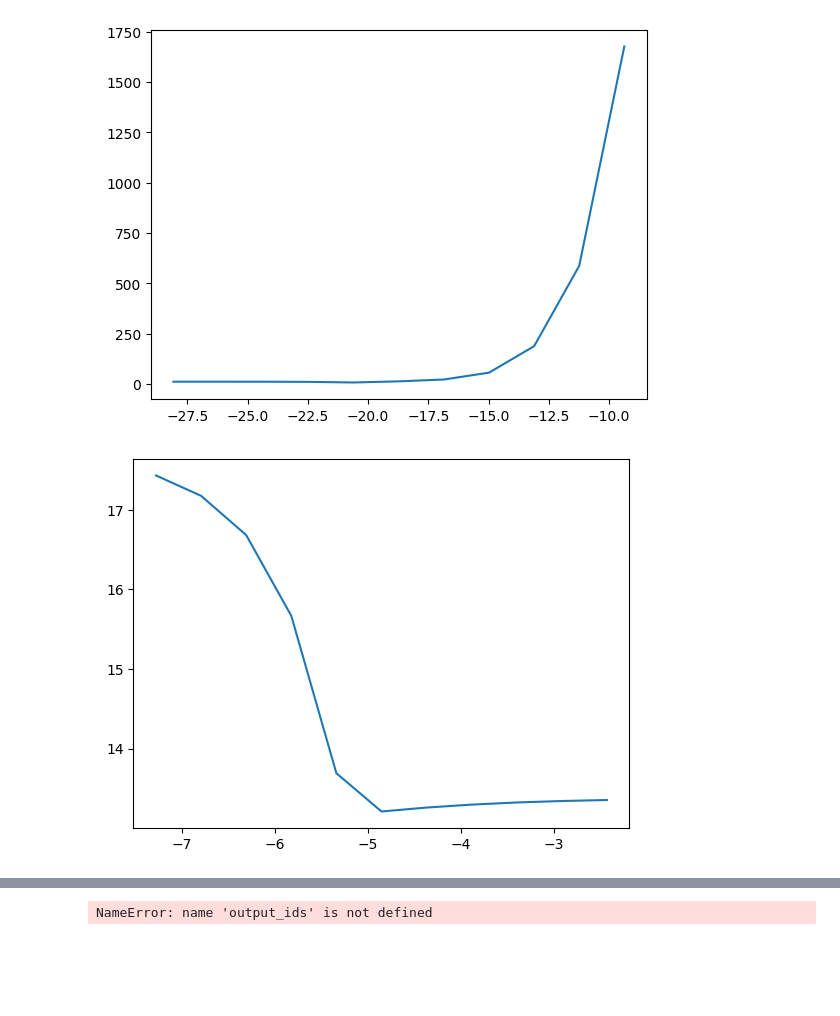
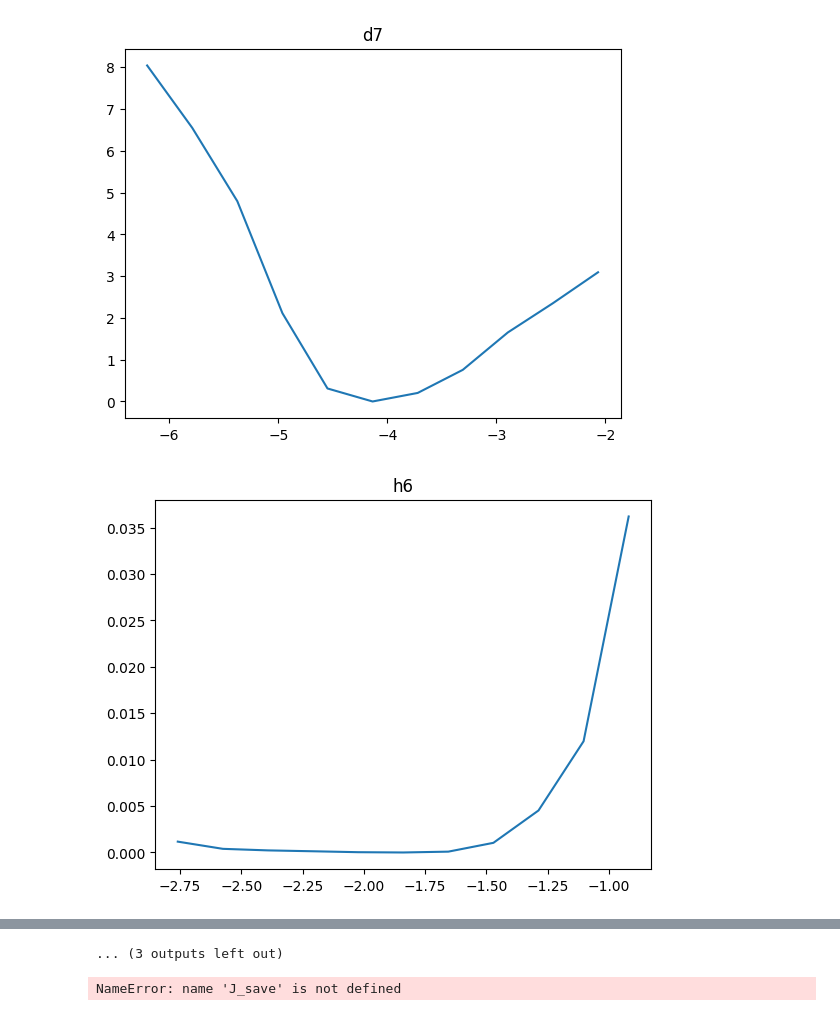
Before and after one commit to aayres22/ITIS_Analysis, a Jupyter notebook: PL_analysis.ipynb, the cells around one changed output, grey strips where cells are left out. Saved outputs shown, nothing was run; the diff lists cells and outputs as text; code cells hidden in the pictures; blank space fills up the shorter version.

```diff
--- a/PL_analysis.ipynb
+++ b/PL_analysis.ipynb
@@ -99,7 +95,7 @@ LB =  np.log(np.exp(param_log[param_ids])*0.001)
 bounds = np.array([LB,UB]).T
 # %%
 def ols_call(x):
-    r = OLS_res(x,y_data,t_data,param_ids,output_ids,param_log,IC)
+    r = OLS_res(x,y_data,t_data,param_ids,output_ids,param_log,IC_2)
     return(r)
 
 
@@ -114,13 +110,14 @@ print(param_ids)
 # %%
-J_save, par_save, param_global_all = calc_PL_fixpar_parallel(ols_call,
+J_save, par_save, param_global_all = calc_PL_fixpar(ols_call,
     params=param_log[param_ids],
     bounds=bounds,
     par_fix=[],
-    N=101,
+    N=11,
     profile_width=0.5,
     max_nfev=300,
     finite_diff_step=1e-4,
-    verbose=True,
-    n_jobs=12)
+    verbose=True
+    #n_jobs=12
+            )
 # %% [output]
 Profiling parameter 1 of 15
@@ -138,15 +140,18 @@ Profiling parameter 12 of 15
 # %%
-plt.figure()
-plt.plot(par_save[0,0,:],J_save[0,:])
-plt.show()
+for i in range(len(param_ids)):
 
-plt.figure()
-plt.plot(par_save[1,1,:],J_save[1,:])
-plt.show()
+    plt.figure()
+    plt.title(paramtitles[param_ids[i]])
+    plt.plot(par_save[i,i,:],J_save[i,:])
+    plt.show()
 
-plt.figure()
-plt.plot(par_save[2,2,:],J_save[2,:])
-plt.show()
+# plt.figure()
+# plt.plot(par_save[1,1,:],J_save[1,:])
+# plt.show()
+#
+# plt.figure()
+# plt.plot(par_save[2,2,:],J_save[2,:])
+# plt.show()
 # %% [output]
-[figure, old version]
+[figure, new version]
-[figure, old version]
+[figure, new version]
@@ -154,3 +168,4 @@ plt.show()
+... (3 outputs left out)
 # %%
 import pickle
 
@@ -164,8 +179,8 @@ all_results = {
     'param_global_all': param_global_all
 }
 
-with open('PL_D1_13_nonoise.pkl', 'wb') as f:
+with open('PL_D1_' + D + dpoints + '_nonoise.pkl', 'wb') as f:
     pickle.dump(all_results, f)
 # J_save, par_save, param_global_all
 # %% [output]
-NameError: name 'output_ids' is not defined
+NameError: name 'J_save' is not defined
```
Also changed, not shown: parts of 6 cells of this notebook, 1 other file.
